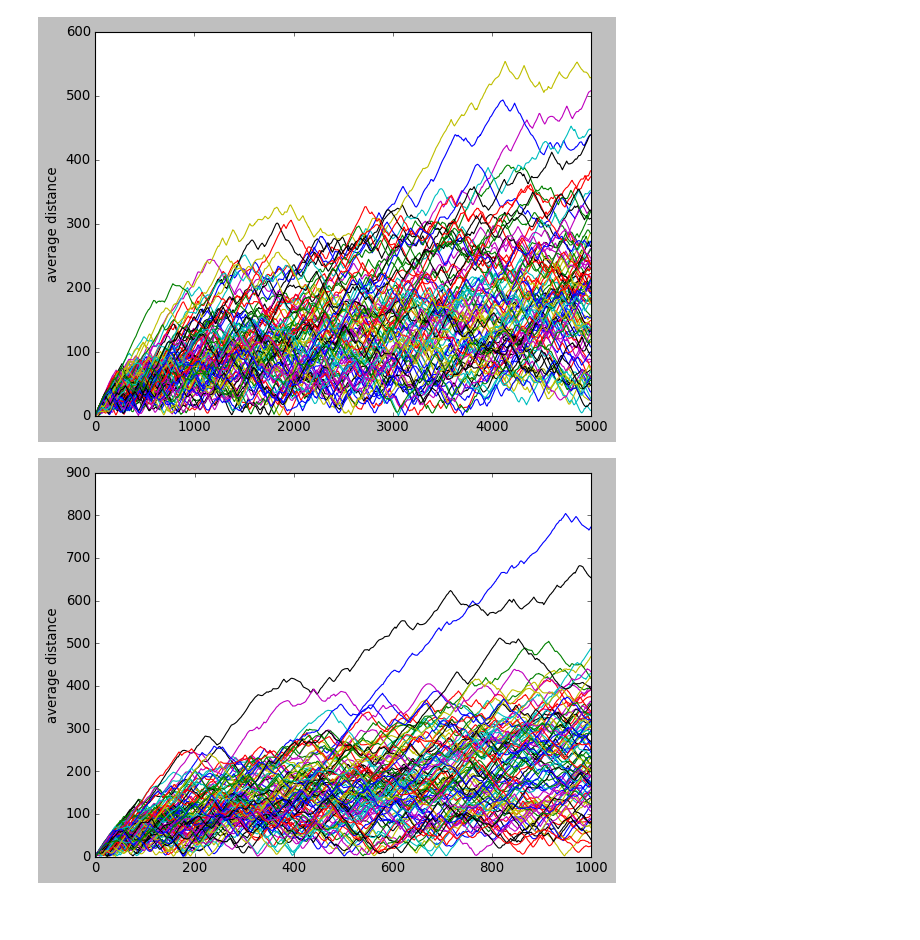
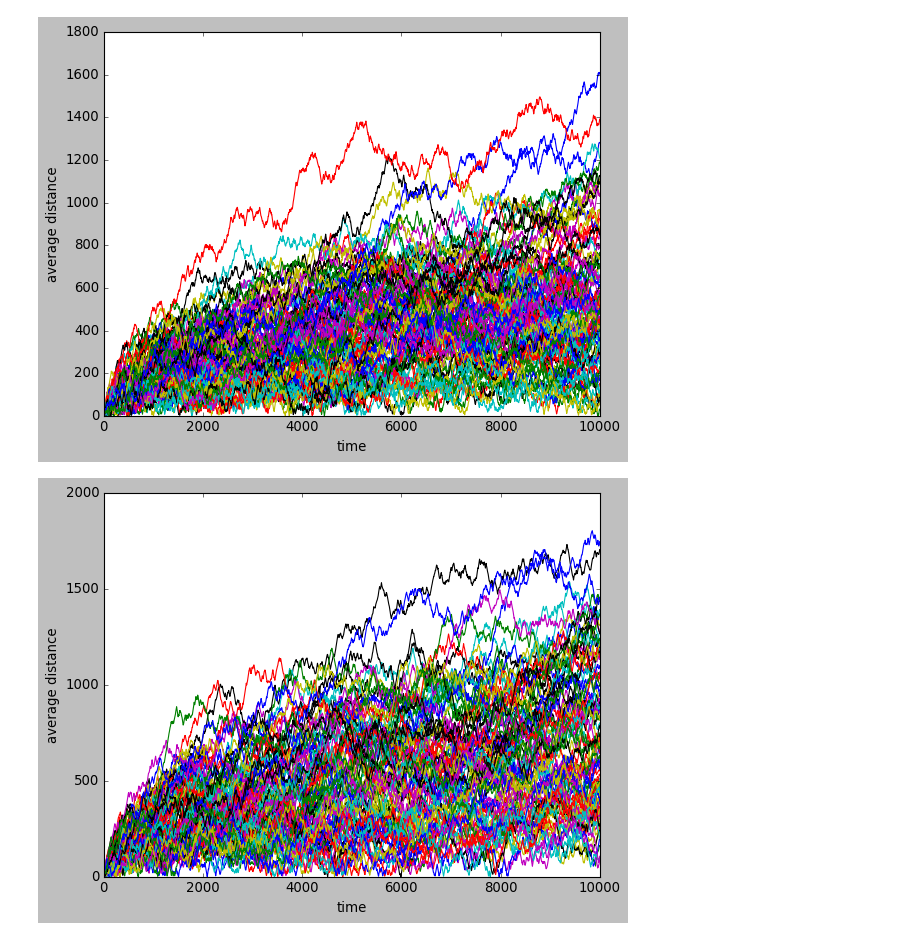
Before and after one commit to ionut199418/ionut, a Jupyter notebook: average_distance+from+the+origin.ipynb, the cells around one changed output. Saved outputs shown, nothing was run; the diff lists cells and outputs as text; code cells hidden in the pictures; blank space fills up the shorter version.

```diff
--- a/average_distance+from+the+origin.ipynb
+++ b/average_distance+from+the+origin.ipynb
@@ -101,0 +109,10 @@ plt.plot(average_distances.mean(axis=0))
+# %%
+y=average_distances.mean(axis=0)
+error=average_distances.var(axis=0)**0.5
+plt.plot(t,y)
+plt.fill_between(t, y-error, y+error,color='red')
+#plt.plot(t,y-error)
+#plt.plot(t,y+error)
+plt.xlabel('time')
+plt.ylabel('mean average distance')
+plt.show()
@@ -157,7 +188,7 @@ guess = 0.9
 # Prepare storing MCMC chain as array of arrays.
 A1 = [guess]
 # define stepsize of MCMC.
-stepsize = 0.0013 # array of stepsizes
+stepsize = 0.0004 # array of stepsizes
 accepted  = 0.0
 old_theta=guess# define initial values for theta
 old_loglik = log_wclikelihood(new_data,old_theta,0)#calculate the first log likelihood
@@ -210,7 +241,7 @@ guess = [5.0,2.0]
 # Prepare storing MCMC chain as array of arrays.
 A2 = [guess]
 # define stepsize of MCMC.
-stepsizes = [0.0045,0.0045]  # array of stepsizes
+stepsizes = [0.0015,0.0015]  # array of stepsizes
 accepted  = 0.0
 old_theta=guess# define initial values for theta
 old_loglik = log_likelihood(data,old_theta[0],old_theta[1])#calculate the first log likelihood
@@ -305,0 +356,14 @@ plt.xlabel('number ')
+# %%
+y=average_distances.mean(axis=0)
+error=average_distances.var(axis=0)**0.5
+y.change=average_distances_change.mean(axis=0)
+error.change=average_distances_change.var(axis=0)**0.5
+plt.plot(t,y)
+plt.fill_between(t, y-error, y+error,color='red')
+plt.plot(t_new[:-2],average_distances_change.mean(axis=0))
+plt.fill_between(t_new[:-2], y.change-error.change, y.change+error.change,color='blue')
+#plt.plot(t,y-error)
+#plt.plot(t,y+error)
+plt.xlabel('time')
+plt.ylabel('mean average distance')
+plt.show()
@@ -502,13 +619,15 @@ Text(0.5,0,'number ')
 # %%
-plt.plot(average_distances_change.T)
+plt.plot(t_new[:-2],average_distances_change.T)
 plt.ylabel('average distance')
+plt.xlabel('time')
 plt.show()
-plt.plot(average_distances.T)
+plt.plot(t,average_distances.T)
 plt.ylabel('average distance')
+plt.xlabel('time')
 plt.show()
 # %% [output]
-[figure, old version]
+[figure, new version]
-[figure, old version]
+[figure, new version]
 # %%
 #time_step=0.3
 # my code pretty much starts here
```
Also changed, not shown: parts of 55 cells of this notebook, 5 other files.
